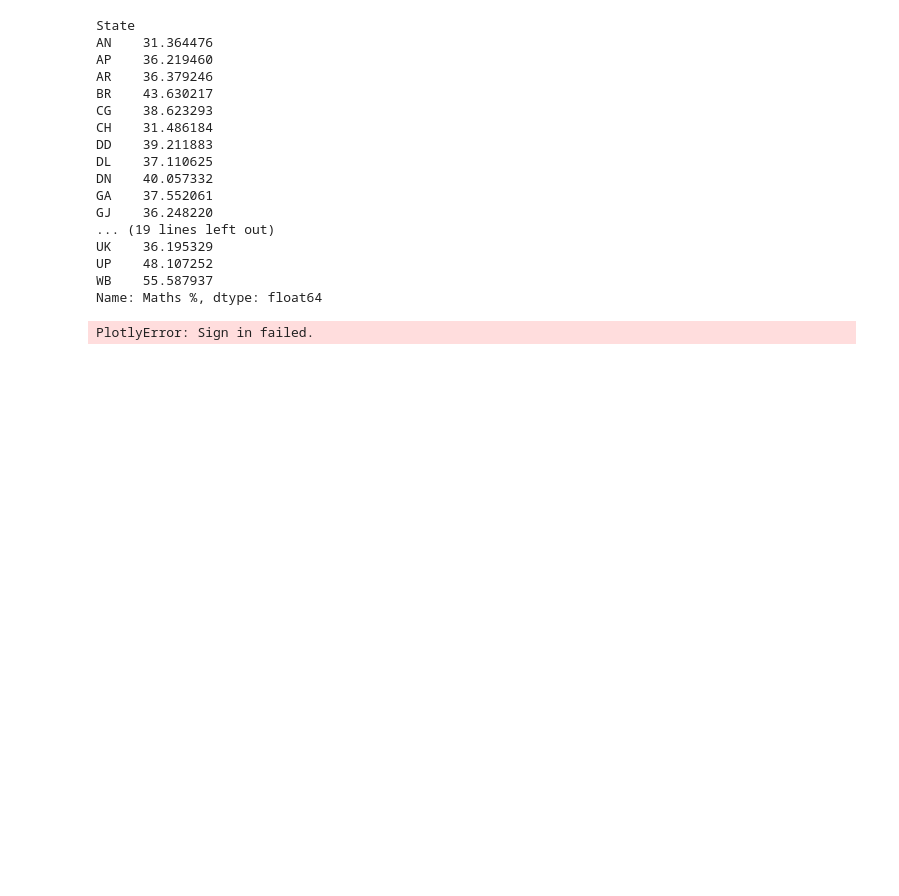
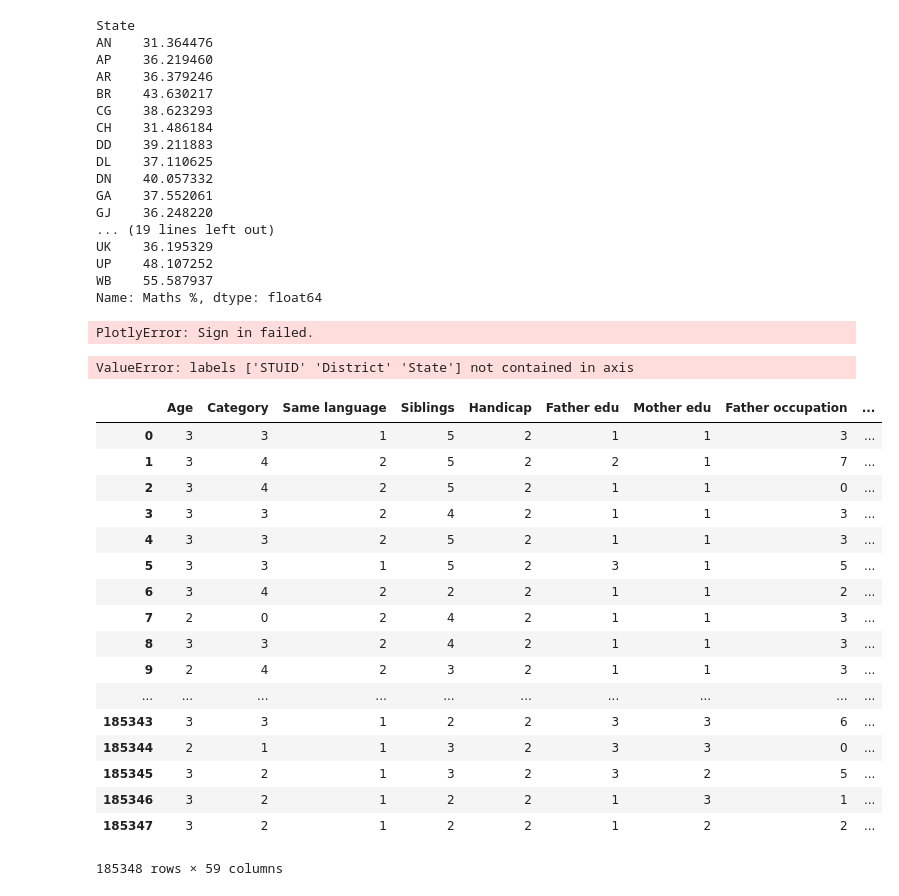
Before and after one commit to revannth/Gramener_interview, a Jupyter notebook: Untitled.ipynb, the cells around one changed output. Cells and saved outputs as stored; diff of their text form; code cells hidden in the pictures; blank space fills up the shorter version.

```diff
--- a/Untitled.ipynb
+++ b/Untitled.ipynb
@@ -291,4 +291,31 @@ layout = {
 fig = Figure(data=data, layout=layout)
 plot_url = py.plot(fig)
 # %%
-influence.drop(['STUID','District','State'],inplace=True,axis=1)
+influence.drop(['STUID','District','State','Gender'],inplace=True,axis=1)
+# %% [output]
+ValueError: labels ['STUID' 'District' 'State'] not contained in axis
+# %%
+influence.drop(['Gender'],inplace=True,axis=1)
+# %%
+influence.drop(['Subjects'],inplace=True,axis=1)
+# %%
+influence.replace('No',0)
+# %% [output]
+|  | Age | Category | Same language | Siblings | Handicap | Father edu | Mother edu | Father occupation | ... |
+| 0 | 3 | 3 | 1 | 5 | 2 | 1 | 1 | 3 | ... |
+| 1 | 3 | 4 | 2 | 5 | 2 | 2 | 1 | 7 | ... |
+| 2 | 3 | 4 | 2 | 5 | 2 | 1 | 1 | 0 | ... |
+| 3 | 3 | 3 | 2 | 4 | 2 | 1 | 1 | 3 | ... |
+| 4 | 3 | 3 | 2 | 5 | 2 | 1 | 1 | 3 | ... |
+| 5 | 3 | 3 | 1 | 5 | 2 | 3 | 1 | 5 | ... |
+| 6 | 3 | 4 | 2 | 2 | 2 | 1 | 1 | 2 | ... |
+| 7 | 2 | 0 | 2 | 4 | 2 | 1 | 1 | 3 | ... |
+| 8 | 3 | 3 | 2 | 4 | 2 | 1 | 1 | 3 | ... |
+| 9 | 2 | 4 | 2 | 3 | 2 | 1 | 1 | 3 | ... |
+| ... | ... | ... | ... | ... | ... | ... | ... | ... | ... |
+| 185343 | 3 | 3 | 1 | 2 | 2 | 3 | 3 | 6 | ... |
+| 185344 | 2 | 1 | 1 | 3 | 2 | 3 | 3 | 0 | ... |
+| 185345 | 3 | 2 | 1 | 3 | 2 | 3 | 2 | 5 | ... |
+| 185346 | 3 | 2 | 1 | 2 | 2 | 1 | 3 | 1 | ... |
+| 185347 | 3 | 2 | 1 | 2 | 2 | 1 | 2 | 2 | ... |
+185348 rows × 59 columns
```
Also changed, not shown: parts of 19 cells of this notebook, 17 other files.
